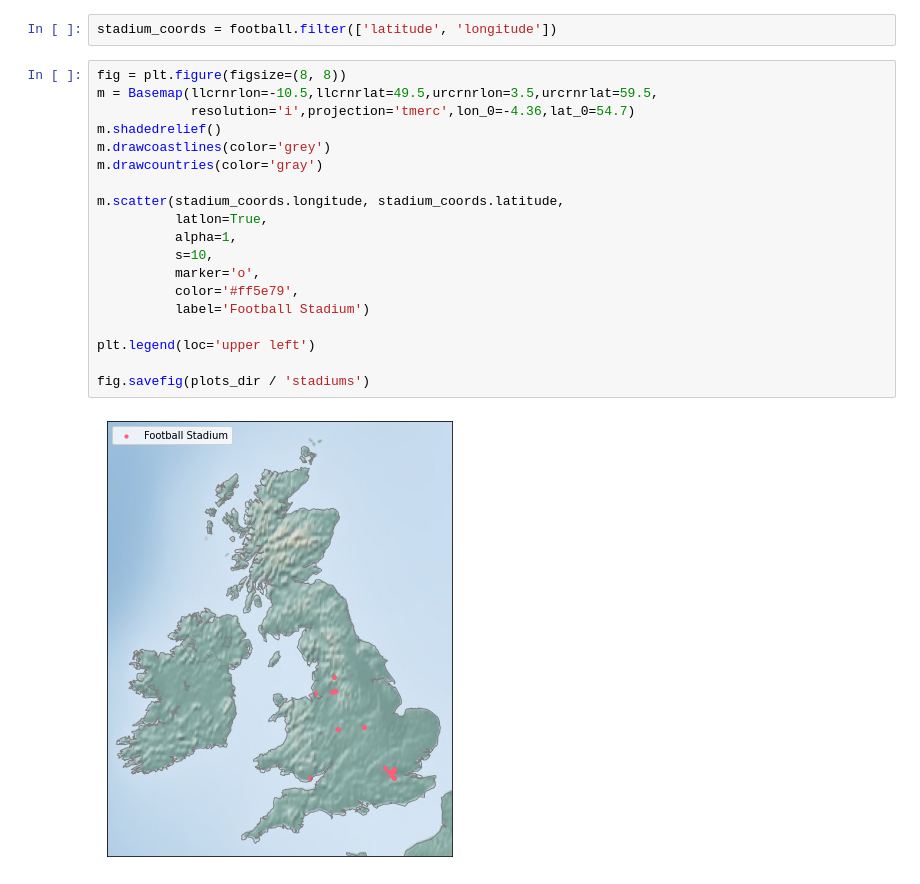
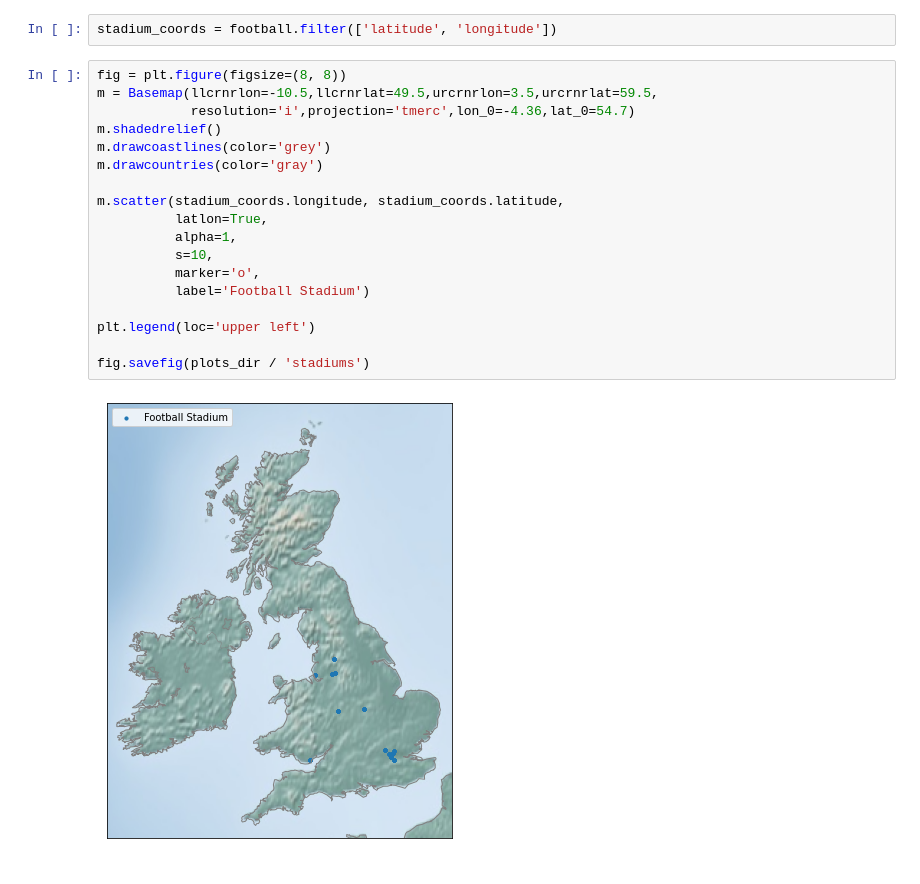
Before and after one commit to jakegodsall/road-traffic-accidents-2019, a Jupyter notebook: notebooks/hypothesis_football.ipynb, the cells around one changed output. Saved outputs shown, nothing was run; the diff lists cells and outputs as text.

Commit message:
changed colour scheme of plots

```diff
--- a/notebooks/hypothesis_football.ipynb
+++ b/notebooks/hypothesis_football.ipynb
@@ -213,21 +213,20 @@ stadium_coords = football.filter(['latitude', 'longitude'])
 # %%
 fig = plt.figure(figsize=(8, 8))
 m = Basemap(llcrnrlon=-10.5,llcrnrlat=49.5,urcrnrlon=3.5,urcrnrlat=59.5,
             resolution='i',projection='tmerc',lon_0=-4.36,lat_0=54.7)
 m.shadedrelief()
 m.drawcoastlines(color='grey')
 m.drawcountries(color='gray')
 
 m.scatter(stadium_coords.longitude, stadium_coords.latitude,
           latlon=True,
           alpha=1,
           s=10,
           marker='o',
-          color='#ff5e79',
           label='Football Stadium')
 
 plt.legend(loc='upper left')
 
 fig.savefig(plots_dir / 'stadiums')
 # %% [output]
-[figure, old version]
+[figure, new version]
```
